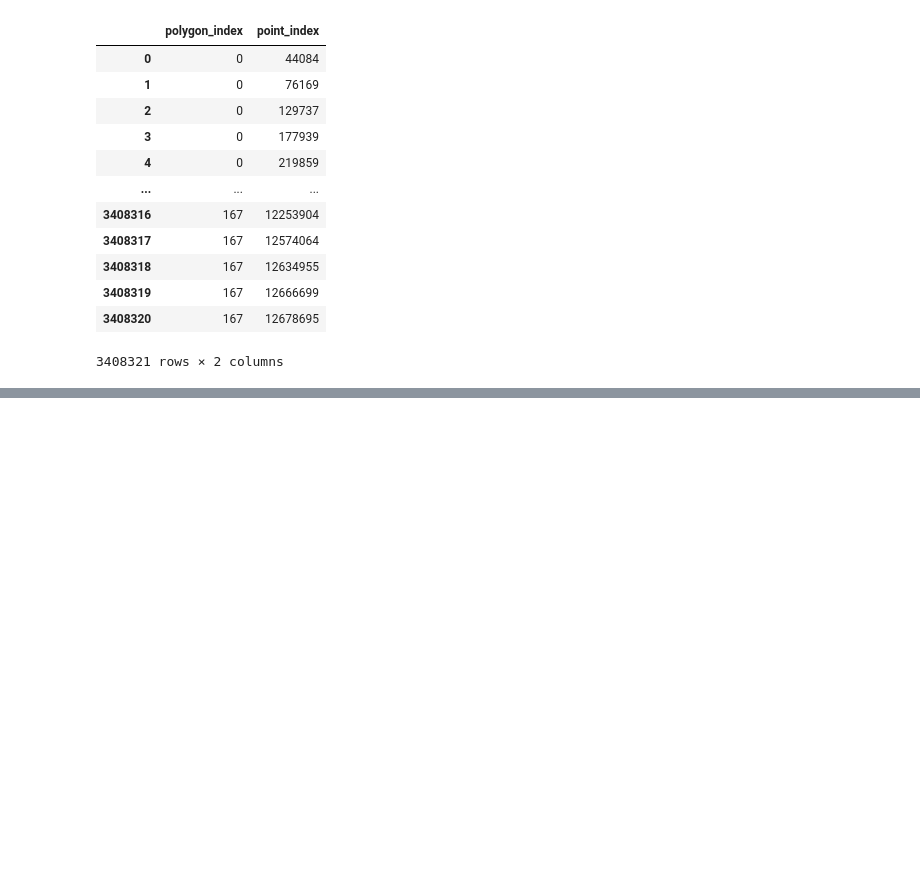
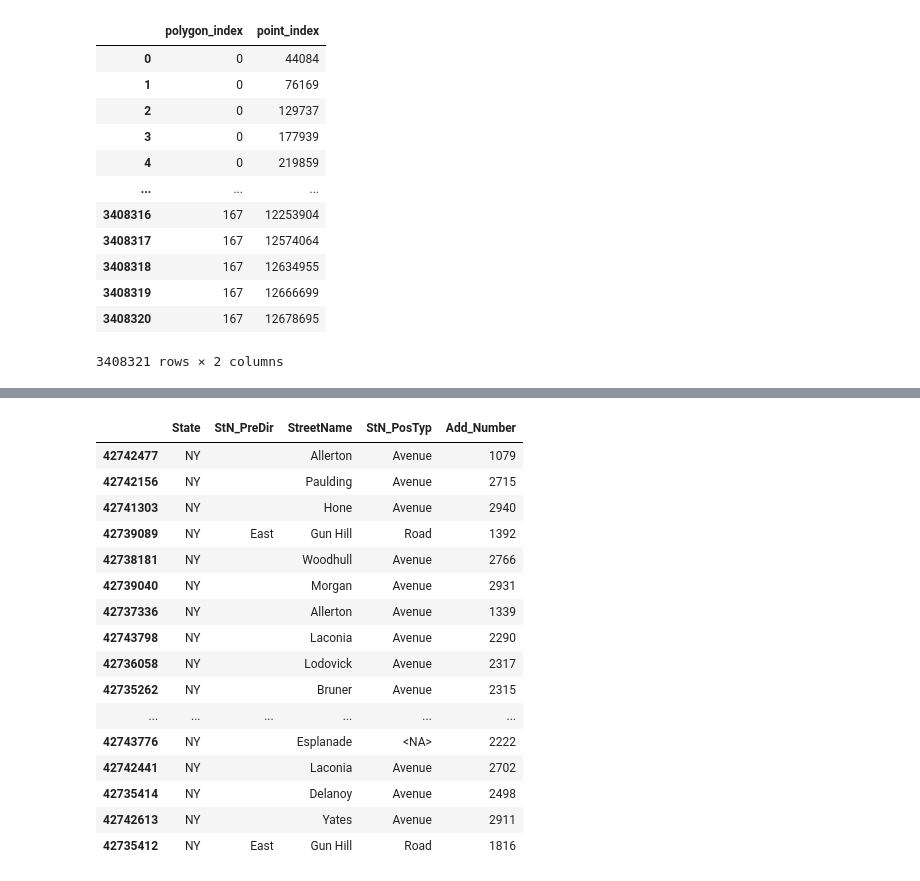
Before and after one commit to thomcom/gtc-2023, a Jupyter notebook: GTC 2023.ipynb, the cells around one changed output, grey strips where cells are left out. Drawn from its saved outputs; the diff is of its cells as text; code cells hidden in the pictures; blank space fills up the shorter version.

Commit message:
Got addresses for pickups.

```diff
--- a/GTC 2023.ipynb
+++ b/GTC 2023.ipynb
@@ -194,24 +204,33 @@ borough_addresses
 # the opposite: all pickups Points repeated the number of times there are addresses in that
 # borough.
 
+# addresses
 borough_address_point_ids = borough_addresses['point_index'][borough_addresses['OBJECTID'] == 2]
 pickups_count = len(borough_pickups[borough_pickups['OBJECTID'] == 2])
-addresses_dataframe = NAD.iloc[
+addresses_tiled = NAD.iloc[
     borough_address_point_ids
 ].tile(pickups_count)
+
+# pickups
 addresses_ids = borough_address_point_ids.tile(pickups_count).reset_index(drop=True)
 borough_pickup_point_ids = borough_pickups['point_index'][borough_pickups['OBJECTID'] == 2]
 addresses_count = len(borough_addresses[borough_addresses['OBJECTID'] == 2])
-pickups_dataframe = taxi2015[[
+pickups_tiled = taxi2015[[
     'pickup_longitude',
     'pickup_latitude'
-]].iloc[borough_pickup_point_ids].tile(addresses_count)
+]].iloc[
+    borough_pickup_point_ids
+].tile(addresses_count)
+
+# map of pickup ids so we can reconstruct which are the closets
 pickups_ids = borough_pickup_point_ids.tile(addresses_count).reset_index(drop=True)
+
 pickup_points = make_geoseries_from_lon_lat(
-    pickups_dataframe['pickup_longitude'],
-    pickups_dataframe['pickup_latitude']
+    pickups_tiled['pickup_longitude'],
+    pickups_tiled['pickup_latitude']
 )
 address_points = make_geoseries_from_lon_lat(
-    addresses_dataframe['Longitude'],
-    addresses_dataframe['Latitude']
+    addresses_tiled['Longitude'],
+    addresses_tiled['Latitude']
 )
+addresses_tiled
@@ -219,9 +252,17 @@ address_points = make_geoseries_from_lon_lat(
 # get the list of addresses and their indices that are closest to a pickup point
 
 distances = cuspatial.pairwise_point_distance(pickup_points, address_points)
+
 pickups_indices = cp.arange((borough_pickups['OBJECTID'] == 2).sum())
+addresses_indices = cudf.Series(cp.arange((borough_addresses['OBJECTID'] == 2).sum()))
 pickups_index_map = pickups_indices.repeat((borough_addresses['OBJECTID'] ==2).sum())
-distances_df = cudf.DataFrame({'distances': distances, 'index': pickups_index_map})
-nearest_pickups = pickup_points.iloc[distances_df.groupby('index').idxmin()['distances']]
-NAD_addresses_ids = addresses_ids[nearest_pickups.index]
-taxi2015_pickups_ids = pickups_ids[nearest_pickups.index]
+address_index_map = addresses_indices.tile((borough_pickups['OBJECTID'] ==2).sum())
+gb_df = cudf.DataFrame({
+    'address': addresses_tiled.index,
+    'pickup': pickups_tiled.index,
+    'distances': distances
+})
+address_indices_of_nearest = gb_df[['address', 'distances']].groupby('address').idxmin()
+pickup_indices_of_nearest = gb_df[['pickup', 'distances']].groupby('pickup').idxmin()
+address_pickup_minimum_correspondence = gb_df.iloc[pickup_indices_of_nearest['distances']]
+address_pickup_minimum_correspondence
@@ -228,3 +287,24 @@ taxi2015_pickups_ids = pickups_ids[nearest_pickups.index]
+# %%
+nearest_pickups = taxi2015.iloc[address_pickup_minimum_correspondence['pickup']]
+nearest_addresses = NAD_Street.loc[address_pickup_minimum_correspondence['address']]
+# %% [output]
+|  | State | StN_PreDir | StreetName | StN_PosTyp | Add_Number |
+| 42742477 | NY |  | Allerton | Avenue | 1079 |
+| 42742156 | NY |  | Paulding | Avenue | 2715 |
+| 42741303 | NY |  | Hone | Avenue | 2940 |
+| 42739089 | NY | East | Gun Hill | Road | 1392 |
+| 42738181 | NY |  | Woodhull | Avenue | 2766 |
+| 42739040 | NY |  | Morgan | Avenue | 2931 |
+| 42737336 | NY |  | Allerton | Avenue | 1339 |
+| 42743798 | NY |  | Laconia | Avenue | 2290 |
+| 42736058 | NY |  | Lodovick | Avenue | 2317 |
+| 42735262 | NY |  | Bruner | Avenue | 2315 |
+| ... | ... | ... | ... | ... | ... |
+| 42743776 | NY |  | Esplanade | <NA> | 2222 |
+| 42742441 | NY |  | Laconia | Avenue | 2702 |
+| 42735414 | NY |  | Delanoy | Avenue | 2498 |
+| 42742613 | NY |  | Yates | Avenue | 2911 |
+| 42735412 | NY | East | Gun Hill | Road | 1816 |
 # %%
 # concatenate address fields
 
```
Also changed, not shown: parts of 8 cells of this notebook.
